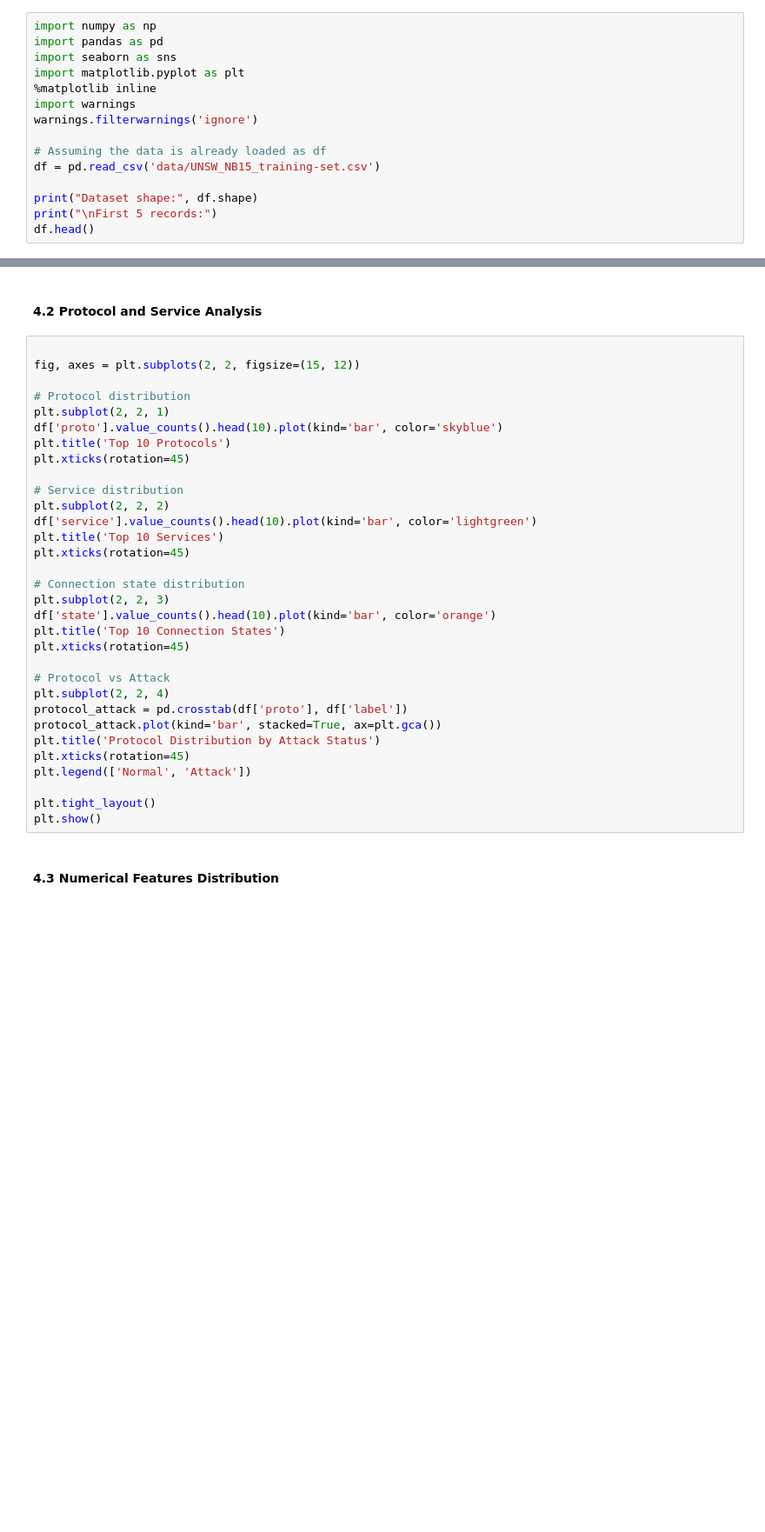
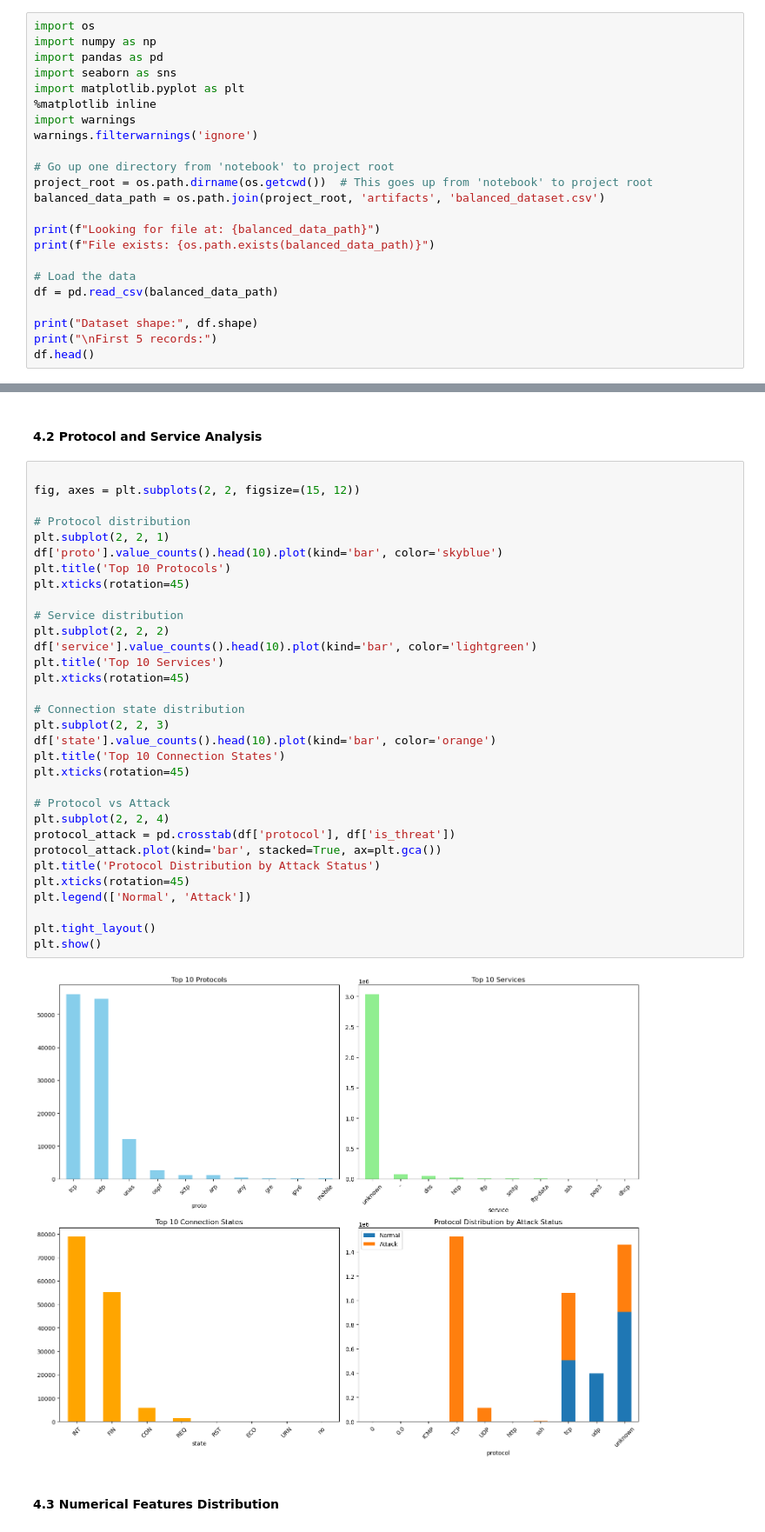
Before and after one commit to Jinit-Yadav/AgenticAICyberSecurities, a Jupyter notebook: notebook/1 . EDA on logs.ipynb, the cells around one changed output, grey strips where cells are left out. Shown at 87% size. Cells and saved outputs as stored; diff of their text form; blank space fills up the shorter version.

```diff
--- a/notebook/1 . EDA on logs.ipynb
+++ b/notebook/1 . EDA on logs.ipynb
@@ -46,5 +45,6 @@ Successfully installed contourpy-1.3.2 cycler-0.12.1 fonttools-4.62.1 kiwisolver
 Note: you may need to restart the kernel to use updated packages.
 # %%
+import os
 import numpy as np
 import pandas as pd
 import seaborn as sns
@@ -53,8 +53,15 @@ import matplotlib.pyplot as plt
 import warnings
 warnings.filterwarnings('ignore')
 
-# Assuming the data is already loaded as df
-df = pd.read_csv('data/UNSW_NB15_training-set.csv')
+# Go up one directory from 'notebook' to project root
+project_root = os.path.dirname(os.getcwd())  # This goes up from 'notebook' to project root
+balanced_data_path = os.path.join(project_root, 'artifacts', 'balanced_dataset.csv')
+
+print(f"Looking for file at: {balanced_data_path}")
+print(f"File exists: {os.path.exists(balanced_data_path)}")
+
+# Load the data
+df = pd.read_csv(balanced_data_path)
 
 print("Dataset shape:", df.shape)
 print("\nFirst 5 records:")
@@ -192,34 +330,36 @@ plt.show()
 
 fig, axes = plt.subplots(2, 2, figsize=(15, 12))
 
 # Protocol distribution
 plt.subplot(2, 2, 1)
 df['proto'].value_counts().head(10).plot(kind='bar', color='skyblue')
 plt.title('Top 10 Protocols')
 plt.xticks(rotation=45)
 
 # Service distribution
 plt.subplot(2, 2, 2)
 df['service'].value_counts().head(10).plot(kind='bar', color='lightgreen')
 plt.title('Top 10 Services')
 plt.xticks(rotation=45)
 
 # Connection state distribution
 plt.subplot(2, 2, 3)
 df['state'].value_counts().head(10).plot(kind='bar', color='orange')
 plt.title('Top 10 Connection States')
 plt.xticks(rotation=45)
 
 # Protocol vs Attack
 plt.subplot(2, 2, 4)
-protocol_attack = pd.crosstab(df['proto'], df['label'])
+protocol_attack = pd.crosstab(df['protocol'], df['is_threat'])
 protocol_attack.plot(kind='bar', stacked=True, ax=plt.gca())
 plt.title('Protocol Distribution by Attack Status')
 plt.xticks(rotation=45)
 plt.legend(['Normal', 'Attack'])
 
 plt.tight_layout()
 plt.show()
+# %% [output]
+[figure, added]
 # %% [markdown]
 #### 4.3 Numerical Features Distribution
 # %%
```
Also changed, not shown: parts of 26 cells of this notebook, 12 other files.
